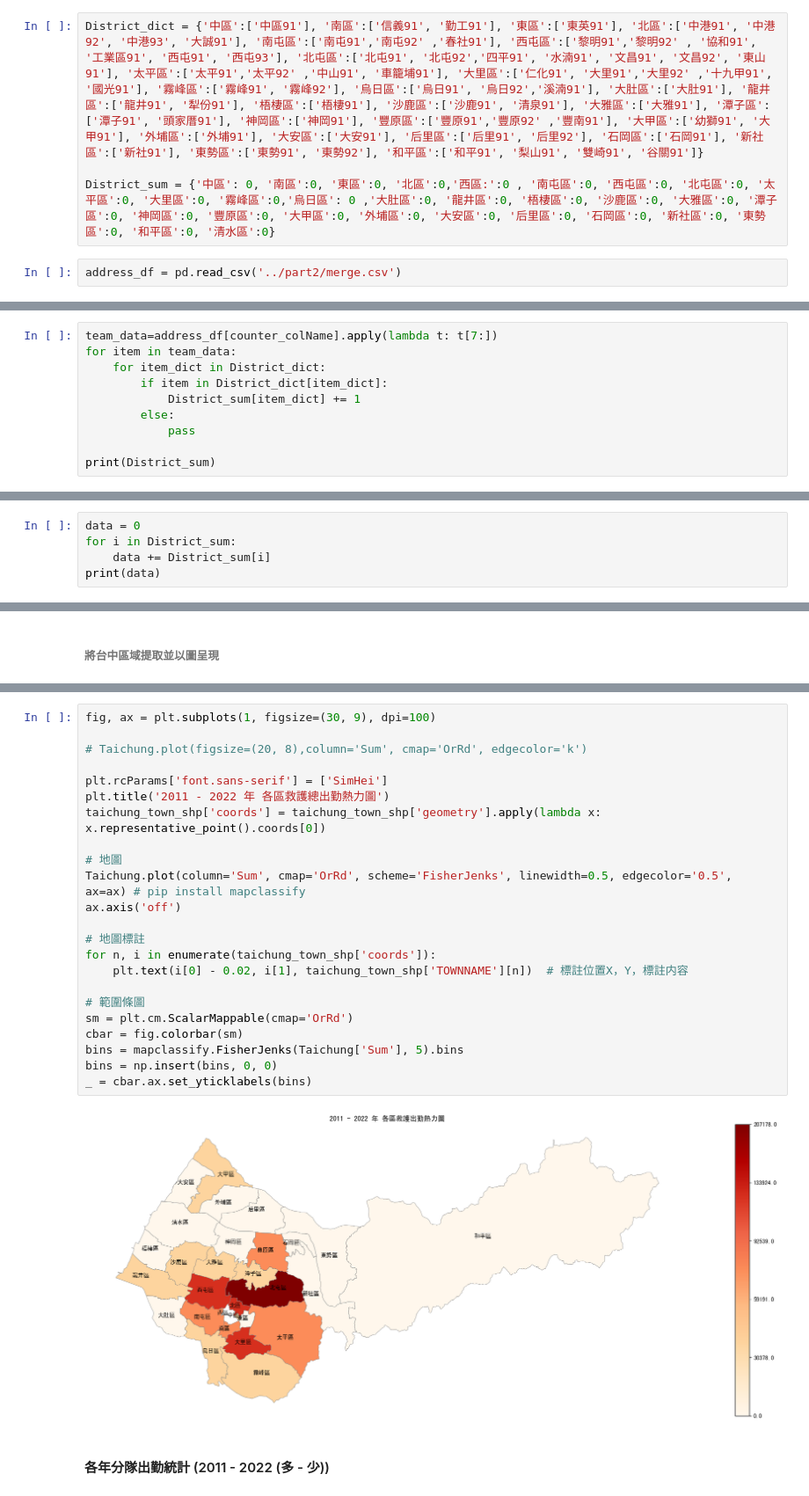
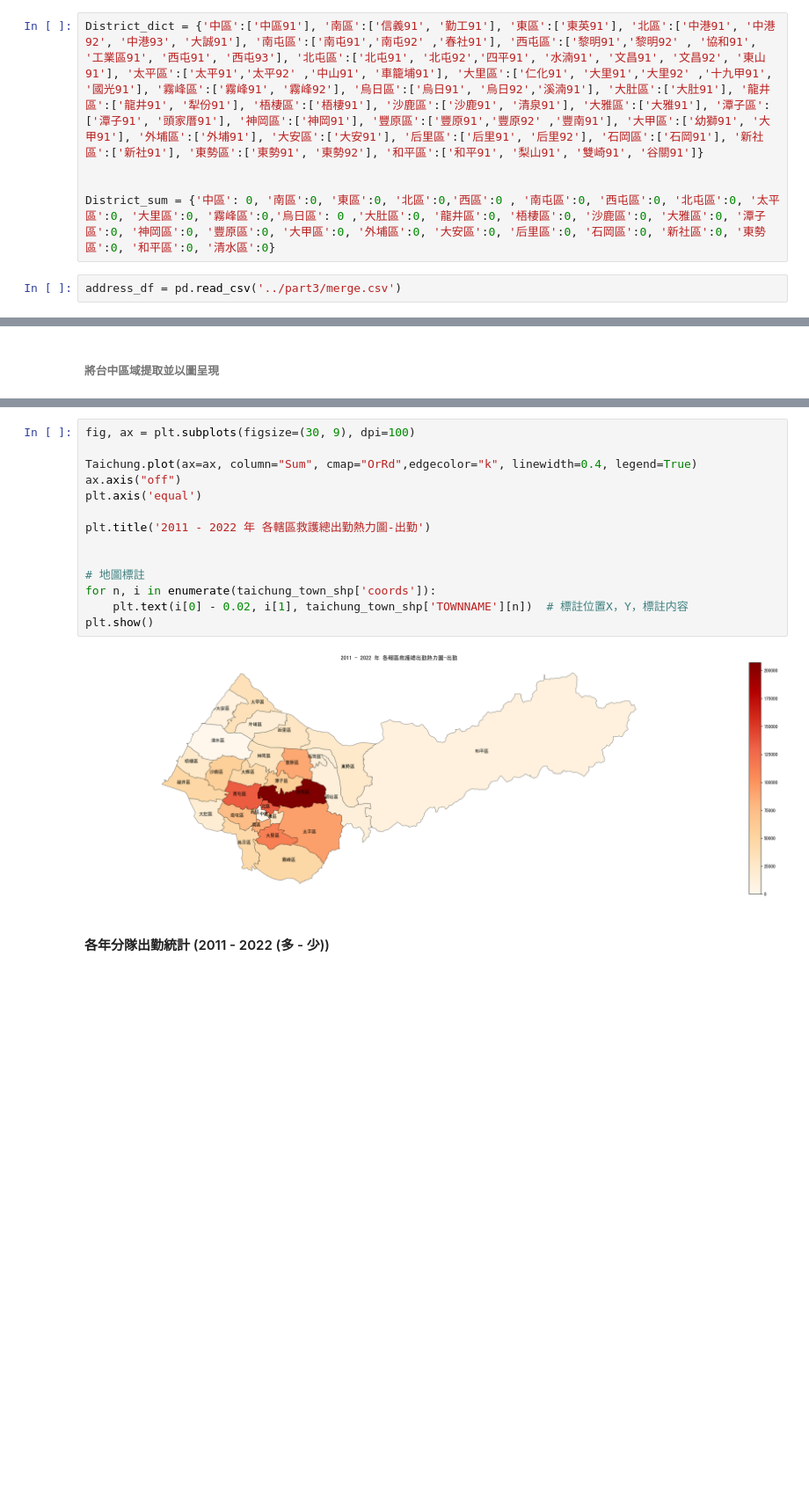
Before and after one commit to he-su-wei/Ambulance-data-analysis, a Jupyter notebook: Taichung/code/part3.ipynb, the cells around one changed output, grey strips where cells are left out. Shown at 88% size. Saved outputs shown, nothing was run; the diff lists cells and outputs as text; blank space fills up the shorter version.

Commit message:
debug show map log err and add teams loaction

```diff
--- a/Taichung/code/part3.ipynb
+++ b/Taichung/code/part3.ipynb
@@ -118,7 +142,8 @@ Dir Existed
 # %%
 District_dict = {'中區':['中區91'], '南區':['信義91', '勤工91'], '東區':['東英91'], '北區':['中港91', '中港92', '中港93', '大誠91'], '南屯區':['南屯91','南屯92' ,'春社91'], '西屯區':['黎明91','黎明92' , '協和91', '工業區91', '西屯91', '西屯93'], '北屯區':['北屯91', '北屯92','四平91', '水湳91', '文昌91', '文昌92', '東山91'], '太平區':['太平91','太平92' ,'中山91', '車籠埔91'], '大里區':['仁化91', '大里91','大里92' ,'十九甲91', '國光91'], '霧峰區':['霧峰91', '霧峰92'], '烏日區':['烏日91', '烏日92','溪湳91'], '大肚區':['大肚91'], '龍井區':['龍井91', '犁份91'], '梧棲區':['梧棲91'], '沙鹿區':['沙鹿91', '清泉91'], '大雅區':['大雅91'], '潭子區':['潭子91', '頭家厝91'], '神岡區':['神岡91'], '豐原區':['豐原91','豐原92' ,'豐南91'], '大甲區':['幼獅91', '大甲91'], '外埔區':['外埔91'], '大安區':['大安91'], '后里區':['后里91', '后里92'], '石岡區':['石岡91'], '新社區':['新社91'], '東勢區':['東勢91', '東勢92'], '和平區':['和平91', '梨山91', '雙崎91', '谷關91']}
 
-District_sum = {'中區': 0, '南區':0, '東區':0, '北區':0,'西區:':0 , '南屯區':0, '西屯區':0, '北屯區':0, '太平區':0, '大里區':0, '霧峰區':0,'烏日區': 0 ,'大肚區':0, '龍井區':0, '梧棲區':0, '沙鹿區':0, '大雅區':0, '潭子區':0, '神岡區':0, '豐原區':0, '大甲區':0, '外埔區':0, '大安區':0, '后里區':0, '石岡區':0, '新社區':0, '東勢區':0, '和平區':0, '清水區':0}
+
+District_sum = {'中區': 0, '南區':0, '東區':0, '北區':0,'西區':0 , '南屯區':0, '西屯區':0, '北屯區':0, '太平區':0, '大里區':0, '霧峰區':0,'烏日區': 0 ,'大肚區':0, '龍井區':0, '梧棲區':0, '沙鹿區':0, '大雅區':0, '潭子區':0, '神岡區':0, '豐原區':0, '大甲區':0, '外埔區':0, '大安區':0, '后里區':0, '石岡區':0, '新社區':0, '東勢區':0, '和平區':0, '清水區':0}
 # %%
-address_df = pd.read_csv('../part2/merge.csv')
+address_df = pd.read_csv('../part3/merge.csv')
 # %%
@@ -141,10 +160,0 @@ Counter({'101004_豐原91': 52183, '101004_中區91': 49473, '101004_信義91':
-# %%
-team_data=address_df[counter_colName].apply(lambda t: t[7:])
-for item in team_data:
-    for item_dict in District_dict:
-        if item in District_dict[item_dict]:
-            District_sum[item_dict] += 1
-        else:
-            pass
-
-print(District_sum)
@@ -155,5 +160,0 @@ print(District_sum)
-# %%
-data = 0
-for i in District_sum:
-    data += District_sum[i]
-print(data)
@@ -247,28 +232,19 @@ Taichung.head()
 # %%
-fig, ax = plt.subplots(1, figsize=(30, 9), dpi=100)
+fig, ax = plt.subplots(figsize=(30, 9), dpi=100)
 
-# Taichung.plot(figsize=(20, 8),column='Sum', cmap='OrRd', edgecolor='k')
+Taichung.plot(ax=ax, column="Sum", cmap="OrRd",edgecolor="k", linewidth=0.4, legend=True)
+ax.axis("off")
+plt.axis('equal')
 
-plt.rcParams['font.sans-serif'] = ['SimHei']
-plt.title('2011 - 2022 年 各區救護總出勤熱力圖')
-taichung_town_shp['coords'] = taichung_town_shp['geometry'].apply(lambda x: x.representative_point().coords[0])
+plt.title('2011 - 2022 年 各轄區救護總出勤熱力圖-出勤')
 
-# 地圖
-Taichung.plot(column='Sum', cmap='OrRd', scheme='FisherJenks', linewidth=0.5, edgecolor='0.5', ax=ax) # pip install mapclassify
-ax.axis('off')
 
 # 地圖標註
 for n, i in enumerate(taichung_town_shp['coords']):
     plt.text(i[0] - 0.02, i[1], taichung_town_shp['TOWNNAME'][n])  # 標註位置X，Y，標註内容
-
-# 範圍條圖
-sm = plt.cm.ScalarMappable(cmap='OrRd')
-cbar = fig.colorbar(sm)
-bins = mapclassify.FisherJenks(Taichung['Sum'], 5).bins
-bins = np.insert(bins, 0, 0)
-_ = cbar.ax.set_yticklabels(bins)
+plt.show()
 # %% [output]
-[figure, old version]
+[figure, new version]
 # %% [markdown]
 #### 各年分隊出勤統計 (2011 - 2022 (多 - 少))
 # %%
```
Also changed, not shown: parts of 38 cells of this notebook.
